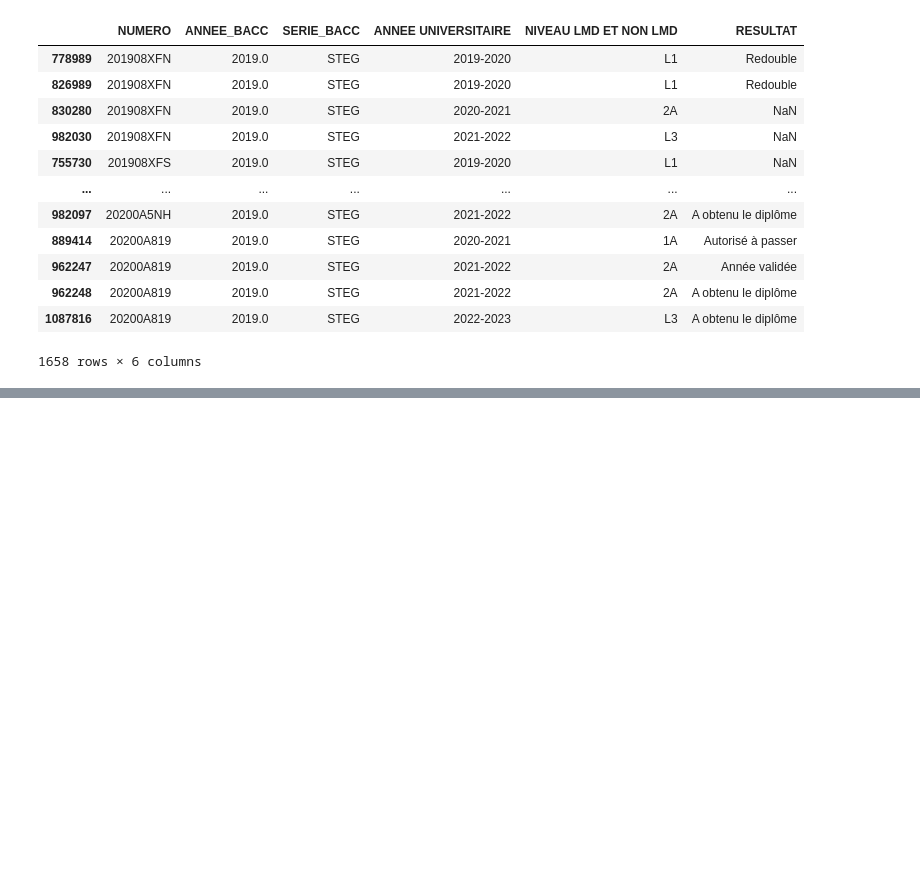
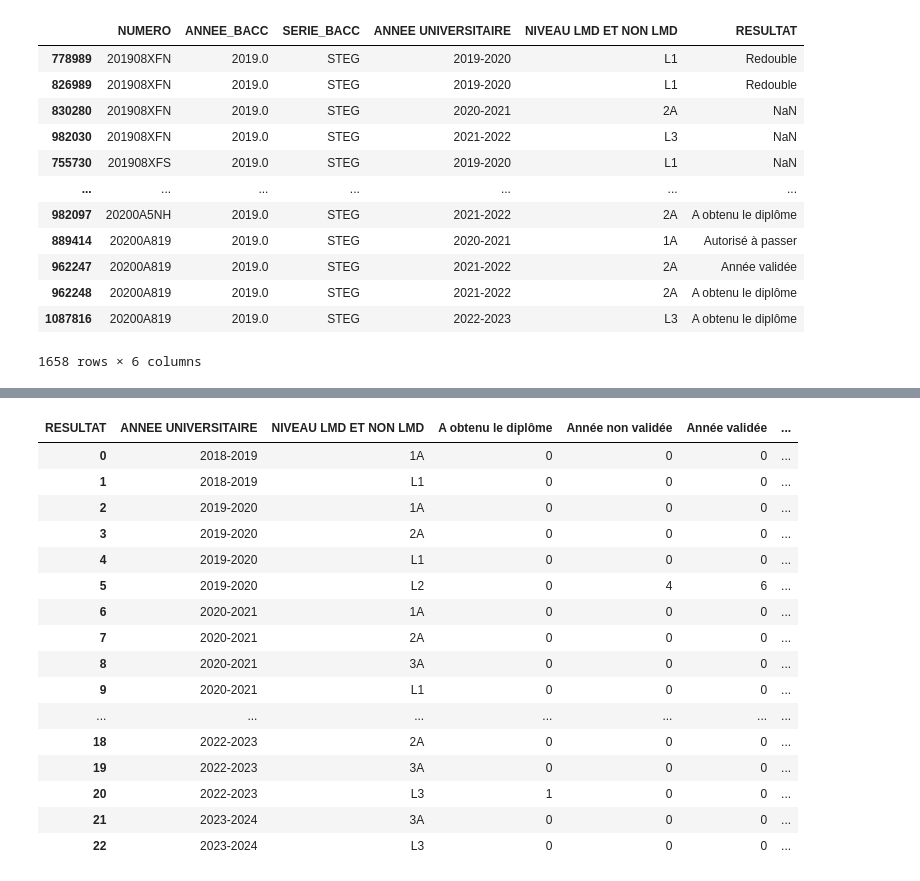
Before and after one commit to Abdouroihim-Attoumane/nootebook_memoire, a Jupyter notebook: etude_ucad.ipynb, the cells around one changed output, grey strips where cells are left out. Cells and saved outputs as stored; diff of their text form; code cells hidden in the pictures; blank space fills up the shorter version.

```diff
--- a/etude_ucad.ipynb
+++ b/etude_ucad.ipynb
@@ -455,0 +500,41 @@ analyser_evolution(df_filtre, '2018-2019', 'LAR', 2018)
+# %%
+def analyser_evolution_avec_null(df, annee_univ_depart, serie_bac, annee_bac):
+    suivi = suivre_etudiants(df, annee_univ_depart, serie_bac, annee_bac)
+
+    # Remplacer les valeurs manquantes de RESULTAT par une étiquette explicite
+    suivi['RESULTAT'] = suivi['RESULTAT'].fillna('Inconnu')
+
+    # Création d'un tableau croisé dynamique
+    resultats = suivi.pivot_table(
+        index=['ANNEE UNIVERSITAIRE', 'NIVEAU LMD ET NON LMD'],
+        columns='RESULTAT',
+        values='NUMERO',
+        aggfunc='nunique',
+        fill_value=0
+    ).reset_index()
+
+     # Calcul du total d’inscrits sur toutes les colonnes sauf les deux premières (index)
+    colonnes_resultats = resultats.columns.difference(['ANNEE UNIVERSITAIRE', 'NIVEAU LMD ET NON LMD'])
+    resultats['INSCRITS'] = resultats[colonnes_resultats].sum(axis=1)
+
+    return resultats
+# %%
+analyser_evolution_avec_null(df_filtre, '2018-2019', "S1", 2018)
+# %% [output]
+| RESULTAT | ANNEE UNIVERSITAIRE | NIVEAU LMD ET NON LMD | A obtenu le diplôme | Année non validée | Année validée | ... |
+| 0 | 2018-2019 | 1A | 0 | 0 | 0 | ... |
+| 1 | 2018-2019 | L1 | 0 | 0 | 0 | ... |
+| 2 | 2019-2020 | 1A | 0 | 0 | 0 | ... |
+| 3 | 2019-2020 | 2A | 0 | 0 | 0 | ... |
+| 4 | 2019-2020 | L1 | 0 | 0 | 0 | ... |
+| 5 | 2019-2020 | L2 | 0 | 4 | 6 | ... |
+| 6 | 2020-2021 | 1A | 0 | 0 | 0 | ... |
+| 7 | 2020-2021 | 2A | 0 | 0 | 0 | ... |
+| 8 | 2020-2021 | 3A | 0 | 0 | 0 | ... |
+| 9 | 2020-2021 | L1 | 0 | 0 | 0 | ... |
+| ... | ... | ... | ... | ... | ... | ... |
+| 18 | 2022-2023 | 2A | 0 | 0 | 0 | ... |
+| 19 | 2022-2023 | 3A | 0 | 0 | 0 | ... |
+| 20 | 2022-2023 | L3 | 1 | 0 | 0 | ... |
+| 21 | 2023-2024 | 3A | 0 | 0 | 0 | ... |
+| 22 | 2023-2024 | L3 | 0 | 0 | 0 | ... |
```
Also changed, not shown: parts of 10 cells of this notebook.
